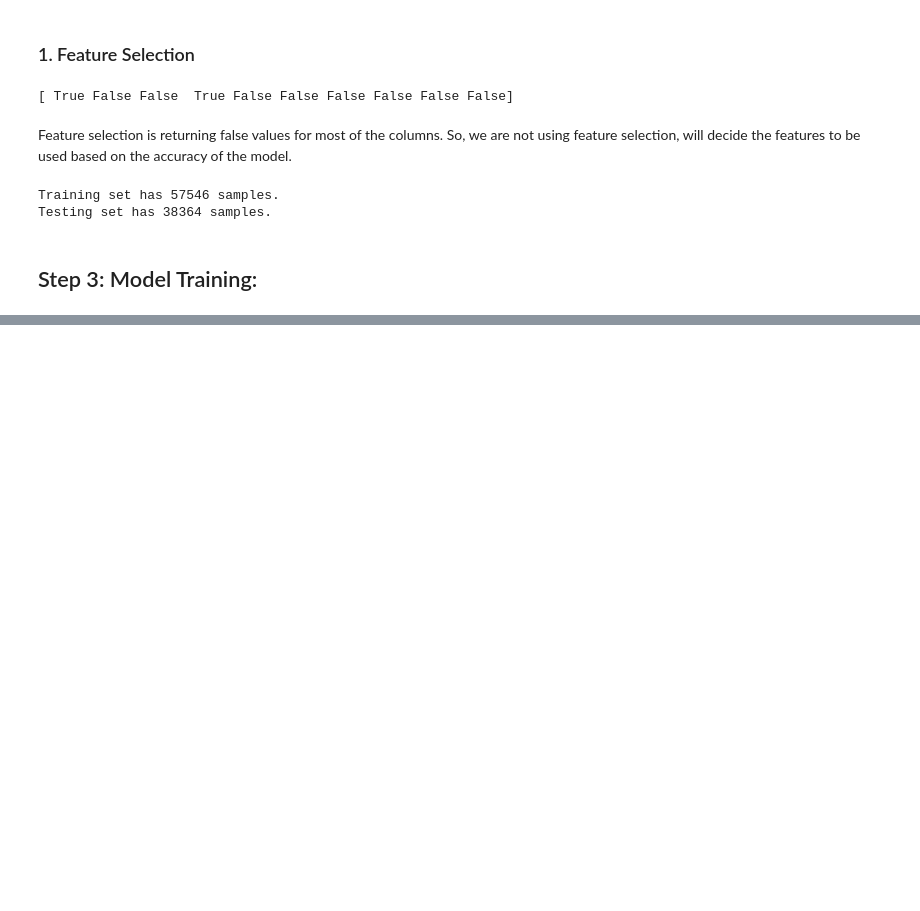
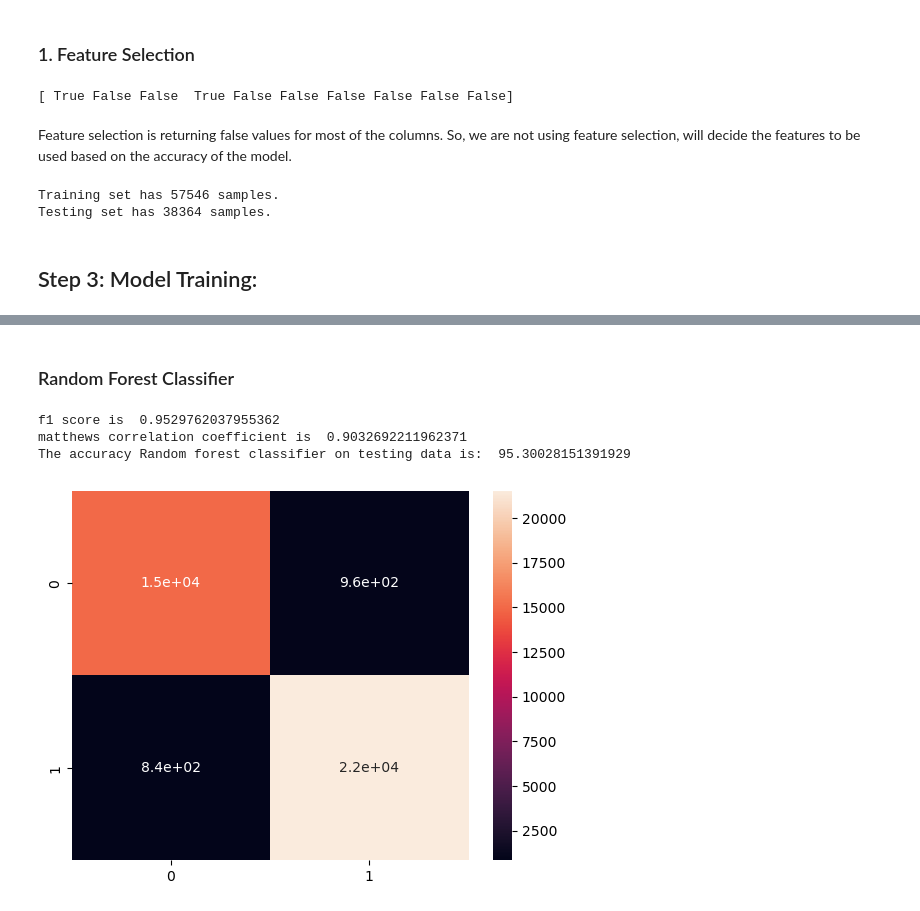
Before and after one commit to saxenanihal95/FakeWebsiteDetectionExtension, a Jupyter notebook: backend/FakeWebsiteDetection.ipynb, the cells around one changed output, grey strips where cells are left out. Cells and saved outputs as stored; diff of their text form; code cells hidden in the pictures; blank space fills up the shorter version.

```diff
--- a/backend/FakeWebsiteDetection.ipynb
+++ b/backend/FakeWebsiteDetection.ipynb
@@ -218,0 +239,22 @@ NameError: name 'f1_score' is not defined
+# %% [markdown]
+### Random Forest Classifier
+# %%
+from sklearn.ensemble import RandomForestClassifier
+#create RFC object
+RFClass = RandomForestClassifier()
+#Train the model using training data
+RFClass.fit(x_train,y_train)
+
+#Test the model using testing data
+y_pred_rfc = RFClass.predict(x_test)
+
+cm=confusion_matrix(y_test,y_pred_rfc)
+sns.heatmap(cm,annot=True)
+print("f1 score is ",f1_score(y_test,y_pred_rfc,average='weighted'))
+print("matthews correlation coefficient is ",matthews_corrcoef(y_test,y_pred_rfc))
+print("The accuracy Random forest classifier on testing data is: ",100.0 *accuracy_score(y_test,y_pred_rfc))
+# %% [output]
+f1 score is  0.9529762037955362
+matthews correlation coefficient is  0.9032692211962371
+The accuracy Random forest classifier on testing data is:  95.30028151391929
+[figure, added]
```
Also changed, not shown: parts of 10 cells of this notebook.
